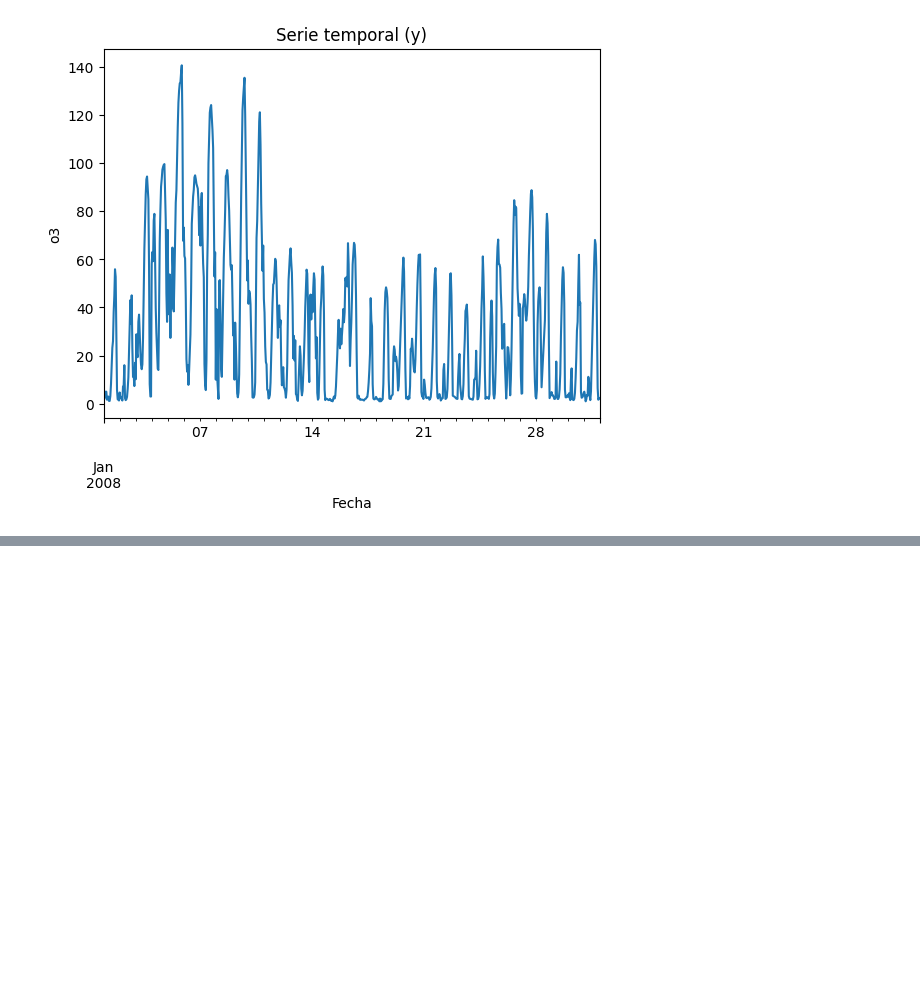
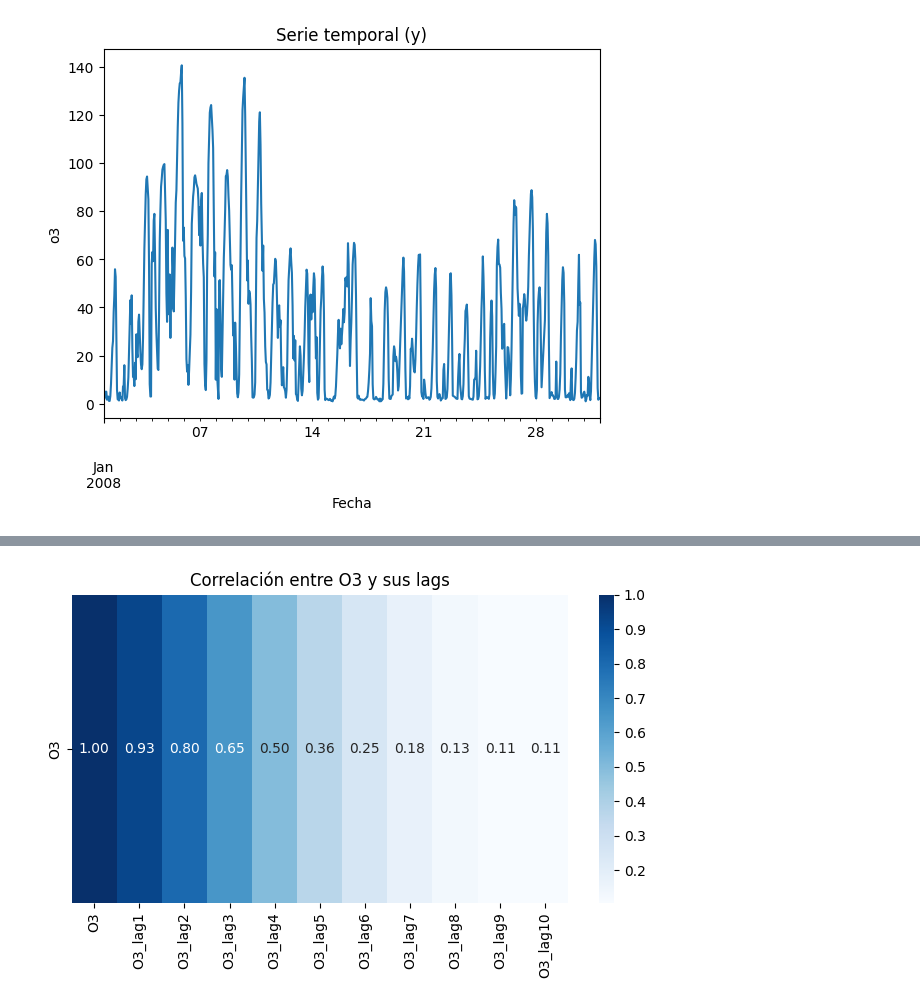
Before and after one commit to ignacioareal23-svg/AASeriesTemporalesFlujosDeDatos, a Jupyter notebook: ProyectoSeries/main.ipynb, the cells around one changed output, grey strips where cells are left out. Saved outputs shown, nothing was run; the diff lists cells and outputs as text; code cells hidden in the pictures; blank space fills up the shorter version.

```diff
--- a/ProyectoSeries/main.ipynb
+++ b/ProyectoSeries/main.ipynb
@@ -563,0 +571,3 @@ cv
+# %%
+df_No_exogenas = df_mes['o3'].astype(float).to_frame(name='O3')
+df_No_exogenas
@@ -563,0 +589,13 @@ cv
+# %%
+def generar_atributos_desfase(ts_data, var, max_lag):
+    """
+    Crea columnas var_lag1, var_lag2, ..., var_lag{k} con shift(t).
+    ts_data: DataFrame con índice temporal
+    var:     nombre de la columna base (p.ej., 'Nivel')
+    max_lag: número máximo de retardos
+    """
+    for t in range(1, max_lag + 1):
+        ts_data[f'{var}_lag{t}'] = ts_data[var].shift(t)
+    return ts_data
+df = generar_atributos_desfase(df_No_exogenas.copy(), 'O3', max_lag=10)
+display(df.tail(10))
@@ -563,0 +615,16 @@ cv
+# %%
+# 4) Correlación de cada lag con la variable original (descartando NaN por lags)
+lags_cols = [c for c in df.columns if c.startswith('O3_lag')]
+corr = df[['O3'] + lags_cols].dropna().corr()['O3'].sort_values(ascending=False)
+corr
+
+# 5) Mapa de calor de correlaciones (Nivel vs. sus lags)
+plt.figure(figsize=(8, 4))
+sns.heatmap(
+    df[['O3'] + lags_cols].dropna().corr()[['O3']].T,
+    annot=True, cmap='Blues', fmt=".2f"
+)
+plt.title('Correlación entre O3 y sus lags')
+plt.show()
+# %% [output]
+[figure, added]
```
Also changed, not shown: parts of 13 cells of this notebook, 5 other files.
